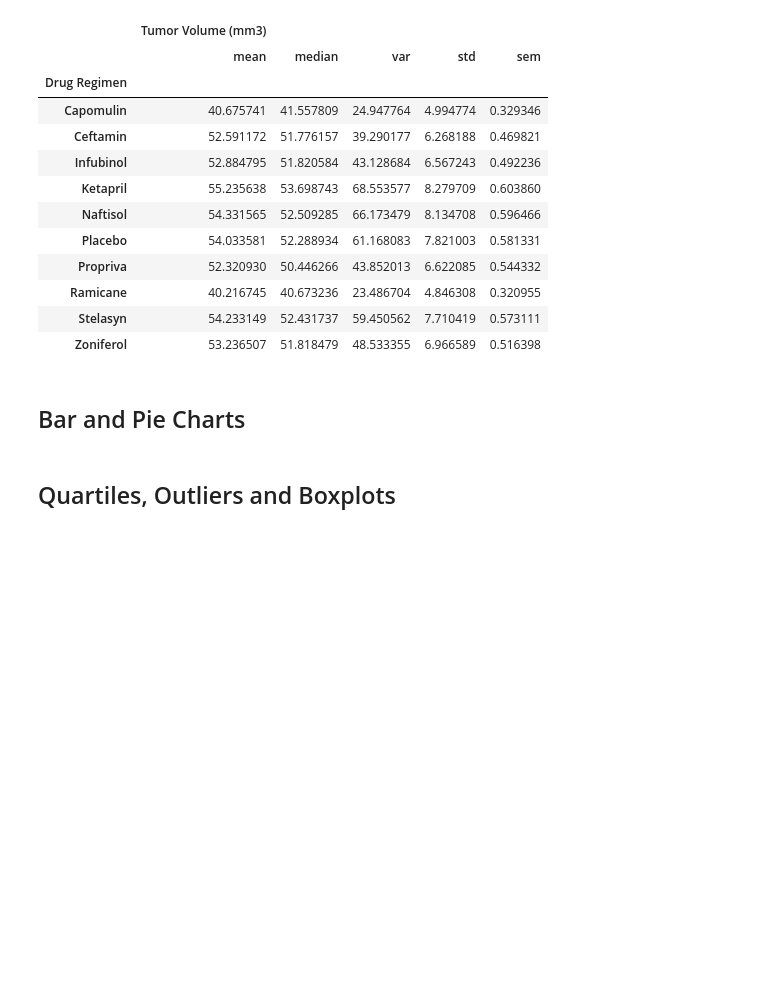
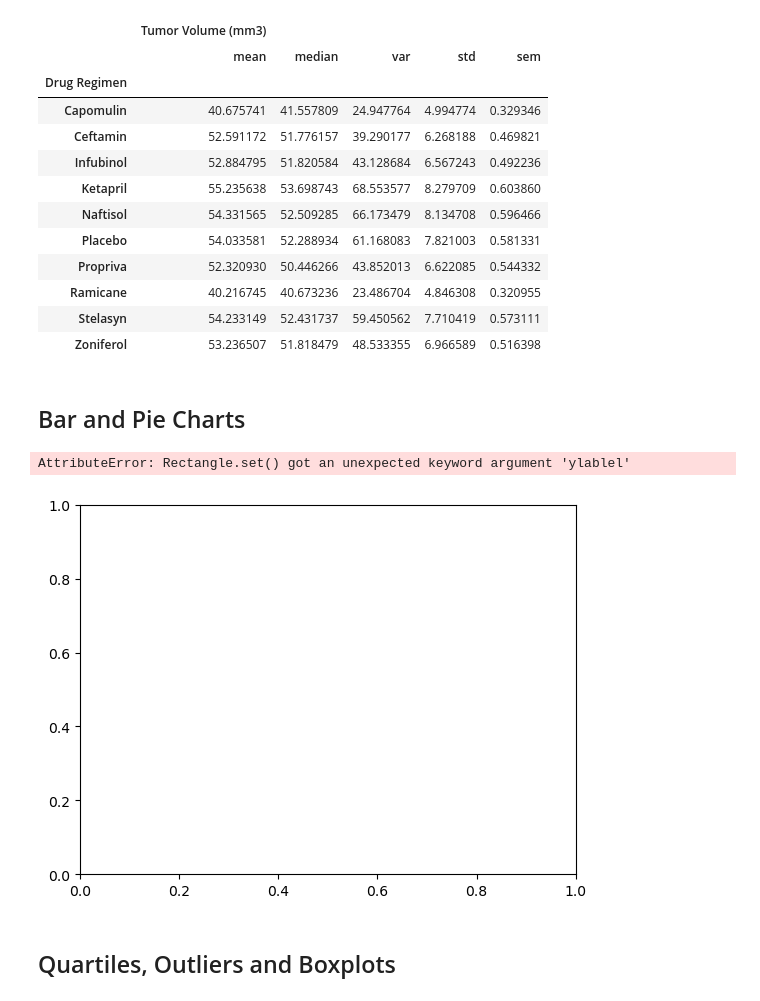
Before and after one commit to Kevin-Lad/matplotlib-challenge, a Jupyter notebook: Pymaceuticals/pymaceuticals_starter.ipynb, the cells around one changed output. Cells and saved outputs as stored; diff of their text form; code cells hidden in the pictures; blank space fills up the shorter version.

Commit message:
bar chart

```diff
--- a/Pymaceuticals/pymaceuticals_starter.ipynb
+++ b/Pymaceuticals/pymaceuticals_starter.ipynb
@@ -161,6 +162,16 @@ summary_table
 ## Bar and Pie Charts
 # %%
 # Generate a bar plot showing the total number of rows (Mouse ID/Timepoints) for each drug regimen using Pandas.
+#Set x axis and tick locations
+
+drug_regimen =  mouse_data_1[['Mouse ID', 'Timepoint', 'Drug Regimen']]
+
+drug_value = mouse_data_1.value_counts('Drug Regimen')
+drug_value
+drug_value.plot(kind= 'bar', xlabel = 'Drug Regimen', ylablel = '# of observed Mouse Timepoints')
+# %% [output]
+AttributeError: Rectangle.set() got an unexpected keyword argument 'ylablel'
+[figure, added]
 # %%
 # Generate a bar plot showing the total number of rows (Mouse ID/Timepoints) for each drug regimen using pyplot.
 # %%
```
Also changed, not shown: parts of 1 cell of this notebook.
